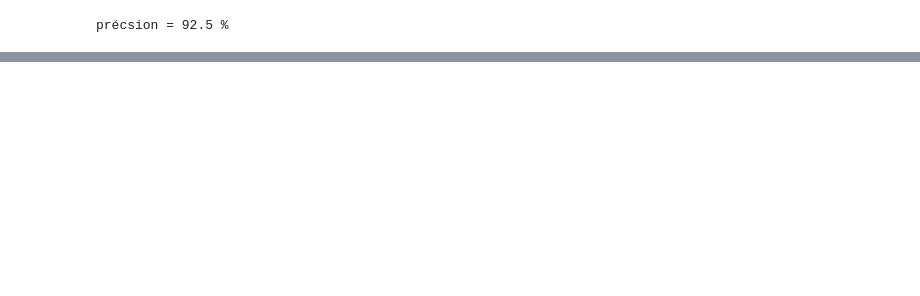
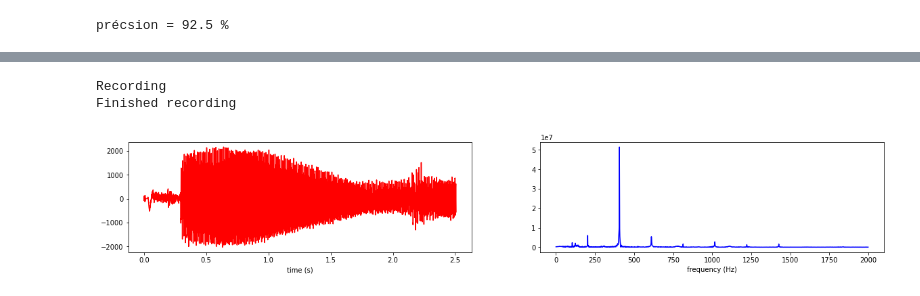
Before and after one commit to thovll/absolute_ear, a Jupyter notebook: script.ipynb, the cells around one changed output, grey strips where cells are left out. Drawn from its saved outputs; the diff is of its cells as text; code cells hidden in the pictures; blank space fills up the shorter version.

```diff
--- a/script.ipynb
+++ b/script.ipynb
@@ -150,7 +157,7 @@ def load_fft(note, i):
         data[-1]
         data = np.delete(data, -1)
         length = data.shape[0]/samplerate
-    return abs(fft(data))
+    return abs(fft(data)[:int(len(fft(data))/2)])
 
 #charge la liste des harmoniques
 def load_data():
@@ -181,22 +188,3 @@ for i in tqdm(range(len(lst_notes))):
 [figure]
 # %% [markdown]
 On peut noter la récurrence du pic aux alentours de 50/60 Hz qui correspond au bruit ambiant lors de l'enregistrement.
-# %%
-lst_harmoniques = []
-for i in tqdm(range(len(lst_notes))):
-    for k in range(10):
-        k = str(k)
-        path = f'./data/wav/{lst_notes[i]}/{lst_notes[i]}{k}.wav'
-        samplerate, data = wavfile.read(path)
-        data = mono_stereo(data)
-        length = data.shape[0]/samplerate
-        eps = 0.01
-        real_length = 2.5
-        while abs(length-real_length)>eps:
-            data[-1]
-            data = np.delete(data, -1)
-            length = data.shape[0]/samplerate
-        mod_fft_y = abs(fft(data))
-        mod_fft_y = mod_fft_y[0: int(len(mod_fft_y)/2)]
-
-        lst_harmoniques.append(harmonique(4, mod_fft_y))
@@ -228,10 +191,7 @@ print(lst[0])
 # %% [markdown]
 # kNN from scratch
 # %%
-print(np.array(lst_harmoniques).shape)
-lst_harmoniques
-
-lst_harm = load_data()
+lst_harmoniques = load_data()
 
 labels = np.zeros((1,120))
 for k in range(12) : labels[0,k*10:(k*10)+10] = k
@@ -241,7 +201,6 @@ def dist_eucl(x,y):
     for i in range(len(x)):
         s+=(x[i]-y[i])**2
     return np.sqrt(s)
-
 
 path = f'./data/wav/Fa1/Fa12.wav'
 samplerate, data = wavfile.read(path)
@@ -288,6 +240,6 @@ print(lst_harmoniques[0], '\n', lst_harm[0])
 # %%
 #précision
-lst_notes = ['Mi1','Fa1','Fa#1','Sol1','Sol#1','La1','La#1','Si1','Do2','Do#2','Re2','Re#2']
+
 t = 0
 
 for i in tqdm(range(12)):
@@ -310,8 +262,6 @@ for i in tqdm(range(12)):
 
         lst_dist_eucl = []
         for k in range(len(lst_harmoniques)):
-            lst_harmoniques = np.array(lst_harmoniques)
-            lst_harmoniques[k,0,:] = np.sort(lst_harmoniques[k,0,:])
             lst_dist_eucl.append(dist_eucl(x, lst_harmoniques[k,0,:]))
 
         lm, res = knn(4, lst_dist_eucl, labels)
@@ -333,0 +325,18 @@ KNeighborsClassifier(n_neighbors=3)
+# %%
+record("output.wav")
+
+samplerate, data = wavfile.read('output.wav')
+length = data.shape[0]/samplerate
+time = np.linspace(0., length, data.shape[0])
+
+fig1 = plt.figure(1, figsize=(20, 3))
+plt.subplot(1,2,1), plt.plot(time, data, 'r'), plt.xlabel('time (s)')
+plt.subplot(1,2,2), plt.plot(abs(fft(data)[:2000]), 'b'), plt.xlabel('frequency (Hz)')
+
+
+
+os.remove('output.wav')
+# %% [output]
+Recording
+Finished recording
+[figure, added]
```
Also changed, not shown: parts of 11 cells of this notebook, 1 other file.
